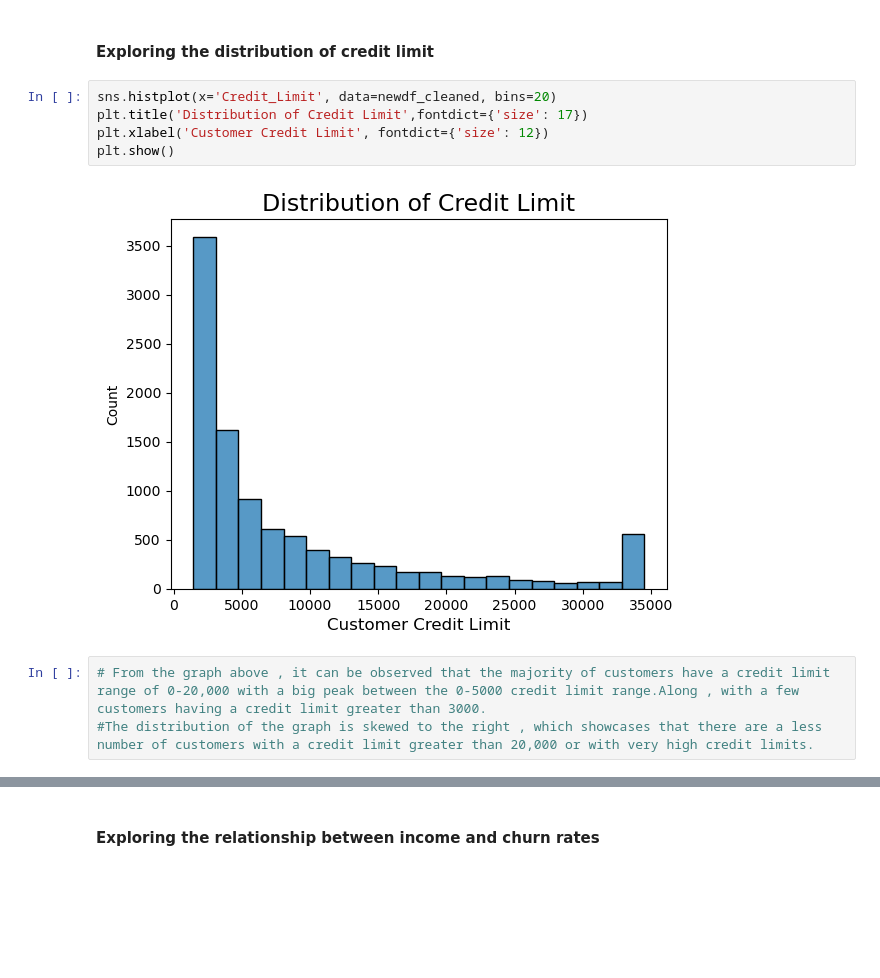
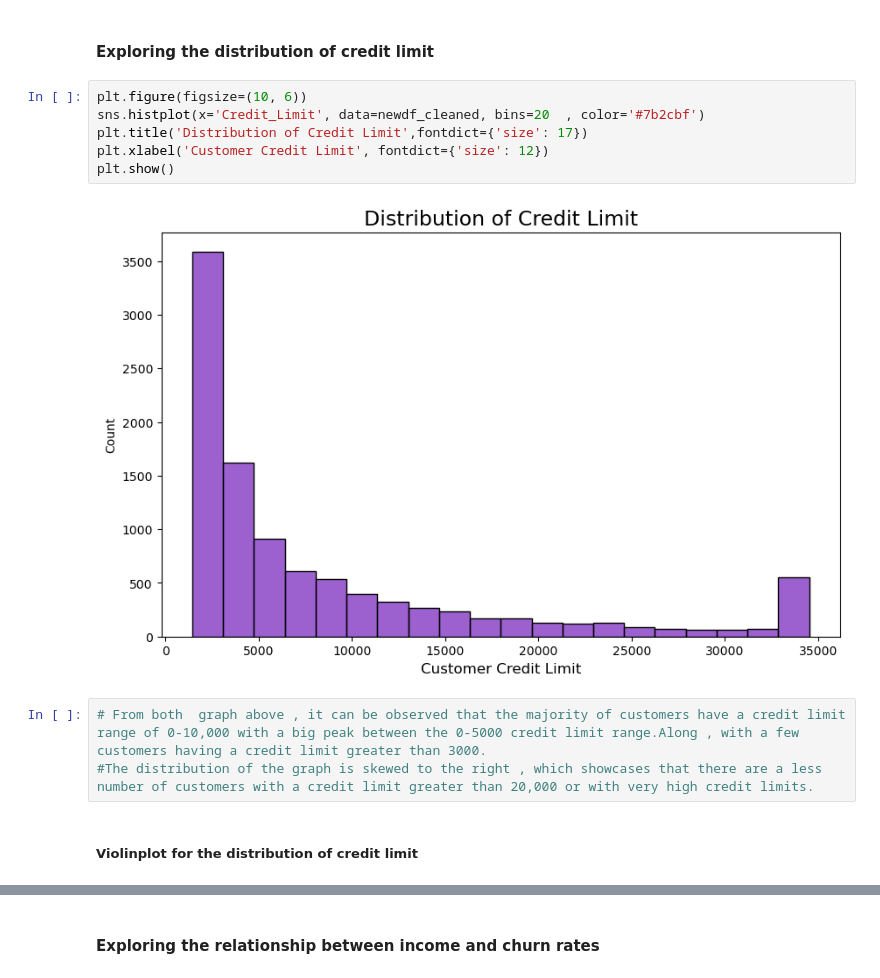
Before and after one commit to ubco-W2022T2-data301/project-group-group-20, a Jupyter notebook: analysis/analysis3(Ajneya).ipynb, the cells around one changed output, grey strips where cells are left out. Saved outputs shown, nothing was run; the diff lists cells and outputs as text; blank space fills up the shorter version.

```diff
--- a/analysis/analysis3(Ajneya).ipynb
+++ b/analysis/analysis3(Ajneya).ipynb
@@ -230,12 +236,15 @@ plt.show()
 # %% [markdown]
 #### Exploring the distribution of credit limit
 # %%
-sns.histplot(x='Credit_Limit', data=newdf_cleaned, bins=20)
+plt.figure(figsize=(10, 6))
+sns.histplot(x='Credit_Limit', data=newdf_cleaned, bins=20  , color='#7b2cbf')
 plt.title('Distribution of Credit Limit',fontdict={'size': 17})
 plt.xlabel('Customer Credit Limit', fontdict={'size': 12})
 plt.show()
 # %% [output]
-[figure, old version]
+[figure, new version]
 # %%
-# From the graph above , it can be observed that the majority of customers have a credit limit range of 0-20,000 with a big peak between the 0-5000 credit limit range.Along , with a few customers having a credit limit greater than 3000.
+# From both  graph above , it can be observed that the majority of customers have a credit limit range of 0-10,000 with a big peak between the 0-5000 credit limit range.Along , with a few customers having a credit limit greater than 3000.
 #The distribution of the graph is skewed to the right , which showcases that there are a less number of customers with a credit limit greater than 20,000 or with very high credit limits.
+# %% [markdown]
+##### Violinplot for the distribution of credit limit
```
Also changed, not shown: parts of 32 cells of this notebook, 1 other file.
